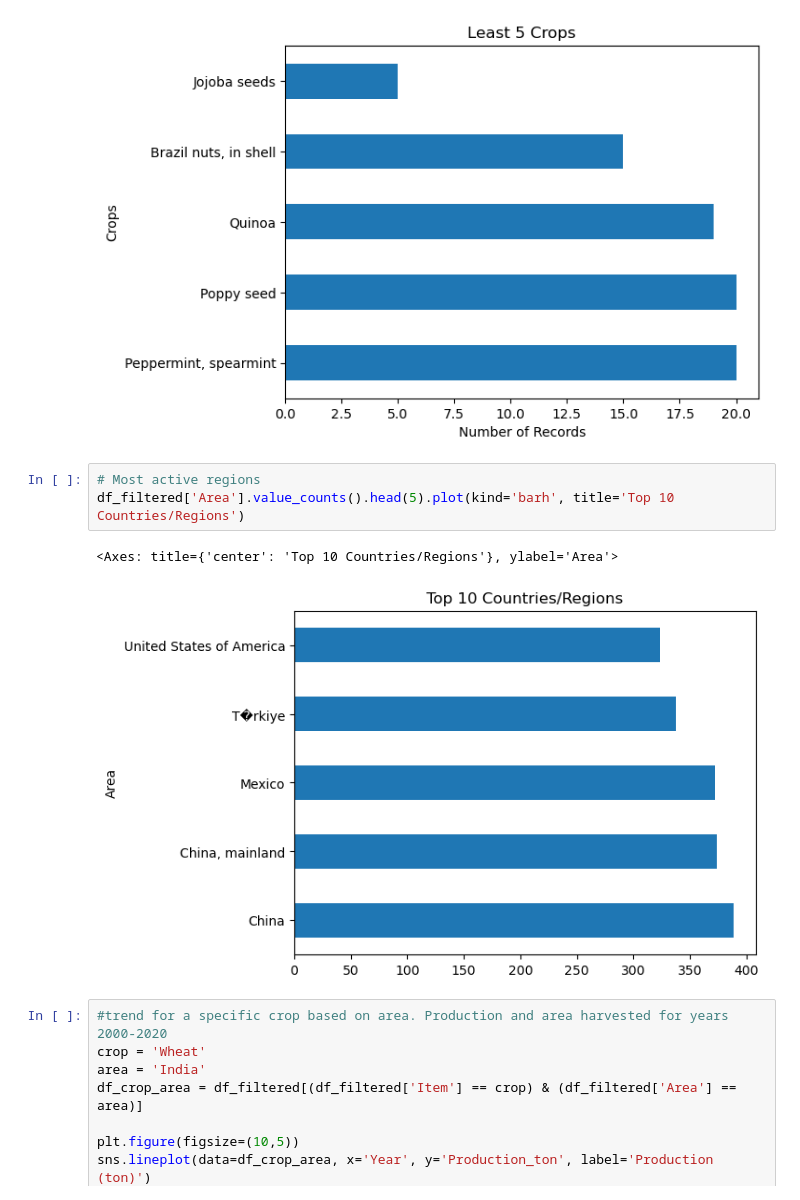
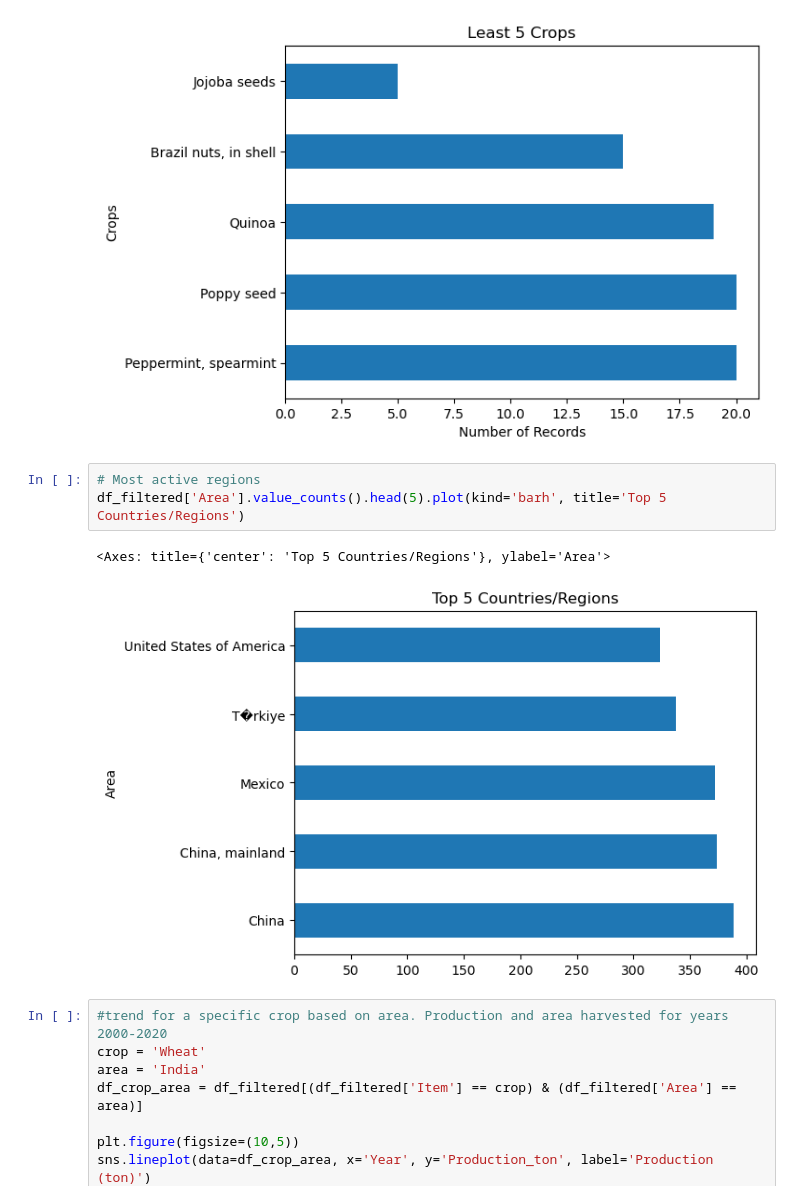
Before and after one commit to AnushkaMishra29/CropProduction, a Jupyter notebook: CropProductionRegression.ipynb, the cells around one changed output. Drawn from its saved outputs; the diff is of its cells as text.

```diff
--- a/CropProductionRegression.ipynb
+++ b/CropProductionRegression.ipynb
@@ -364,10 +364,10 @@ plt.show()
 [figure]
 # %%
 # Most active regions
-df_filtered['Area'].value_counts().head(5).plot(kind='barh', title='Top 10 Countries/Regions')
+df_filtered['Area'].value_counts().head(5).plot(kind='barh', title='Top 5 Countries/Regions')
 # %% [output]
-<Axes: title={'center': 'Top 10 Countries/Regions'}, ylabel='Area'>
+<Axes: title={'center': 'Top 5 Countries/Regions'}, ylabel='Area'>
-[figure, old version]
+[figure, new version]
 # %%
 #trend for a specific crop based on area. Production and area harvested for years 2000-2020
 crop = 'Wheat'
```
Also changed, not shown: parts of 3 cells of this notebook.
